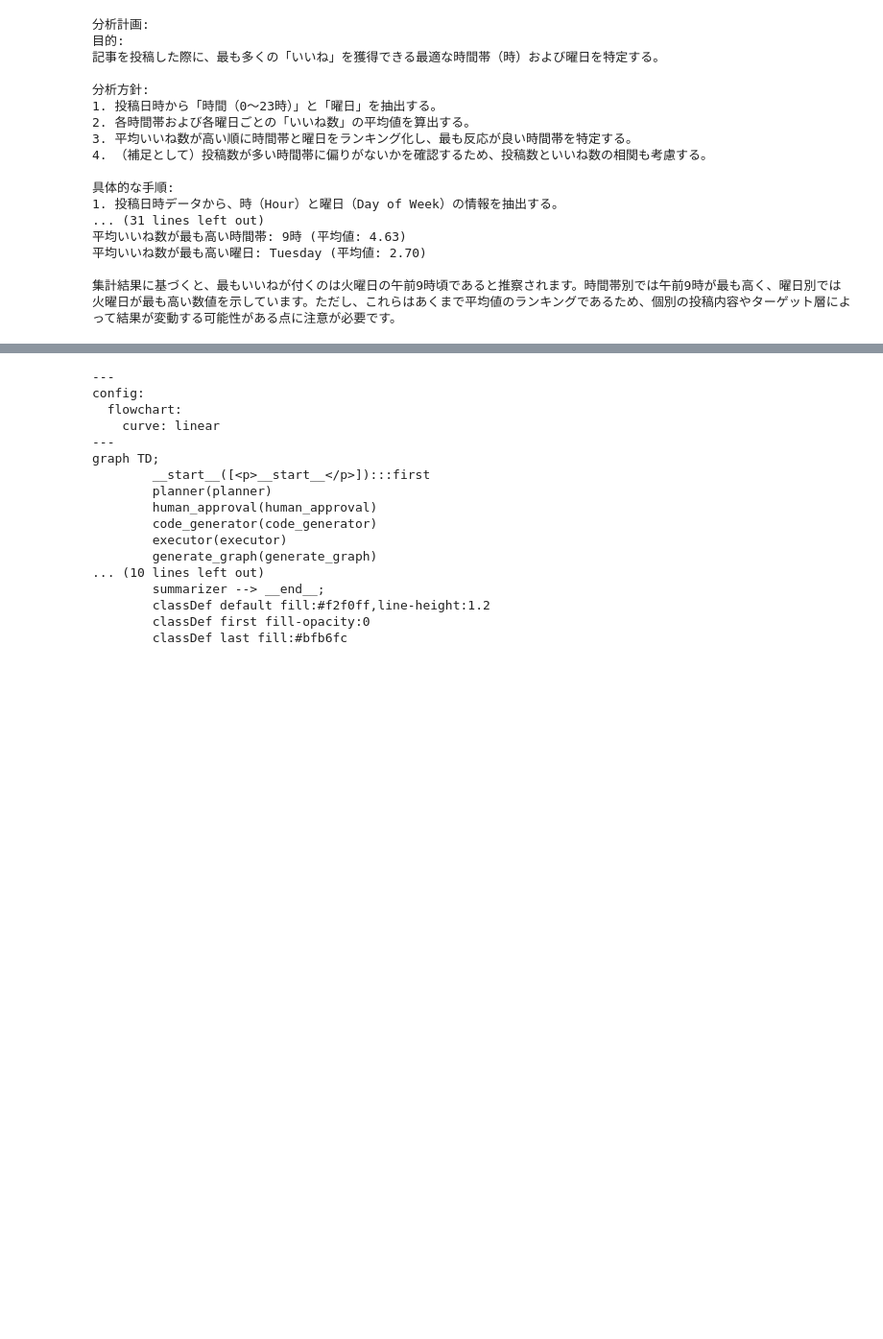
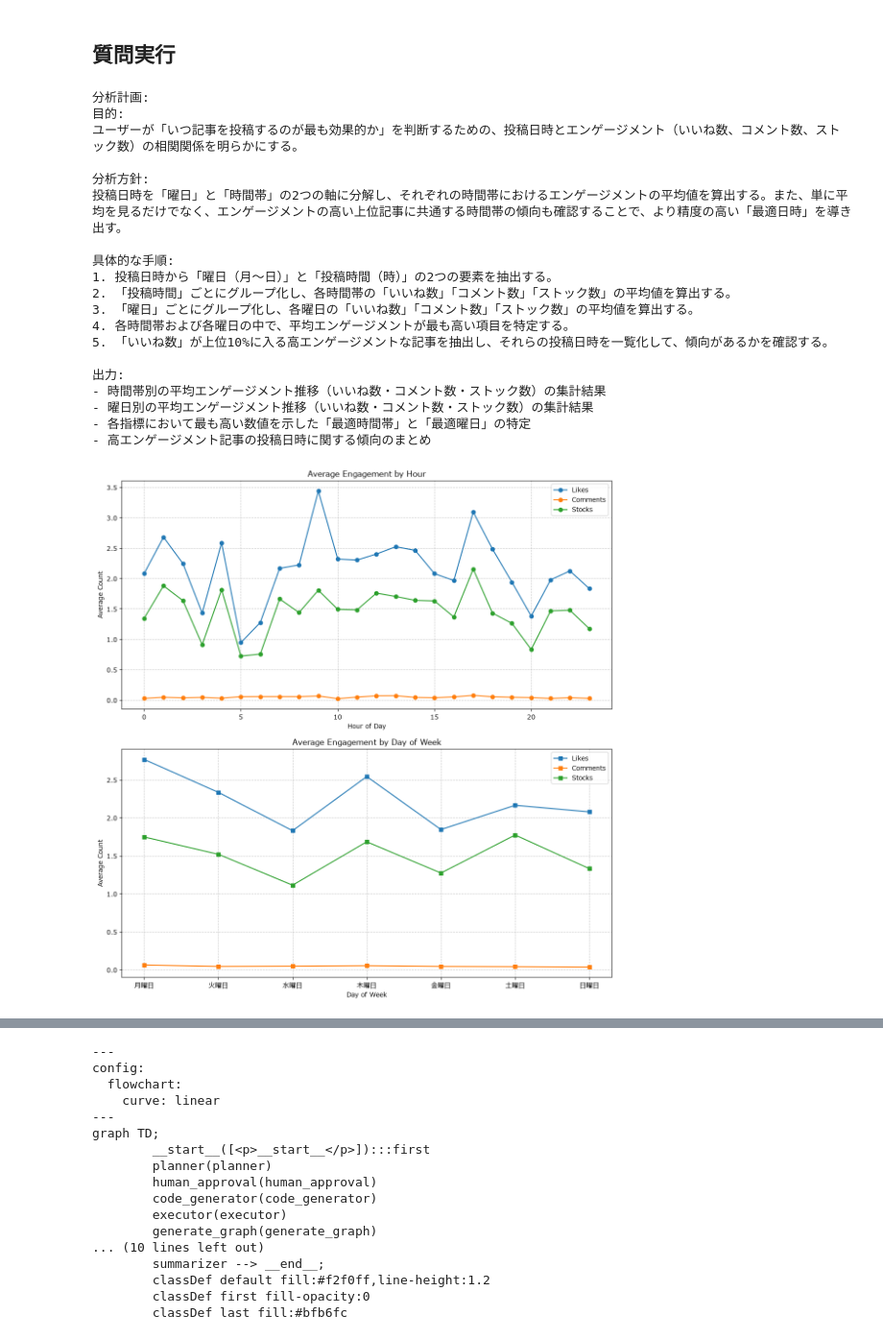
Before and after one commit to DanielOkada/qiita_auto_analizer, a Jupyter notebook: main.ipynb, the cells around one changed output, grey strips where cells are left out. Shown at 96% size. Cells and saved outputs as stored; diff of their text form; code cells hidden in the pictures; blank space fills up the shorter version.

```diff
--- a/main.ipynb
+++ b/main.ipynb
@@ -1,24 +80,5 @@
 # %%
-def run_python(code_string):
-  """
-  Pythonコードを文字列で受け取り、実行。実行結果を返す。
-  """
-  import io
-  import contextlib
-  import traceback # Tracebackをインポートしてエラー情報を取得できるようにする
-
-  # コードを実行し、標準出力の出力をキャプチャする
-  f = io.StringIO()
-  try:
-    with contextlib.redirect_stdout(f):
-        exec(code_string)
-  except Exception as _:
-    # エラーが発生した場合、そのエラー情報をキャプチャして返す
-    return traceback.format_exc()
-
-  # 実行結果を返す
-  return f.getvalue()
-
+# プロンプト読み込み
 
 with open("plan_prompt.txt", encoding="utf-8") as f:
     PLAN_PROMPT = f.read()
@@ -352,24 +382,29 @@ app = graph.compile()
+# %% [markdown]
+## 質問実行
 # %%
 result = app.invoke({
-    "question": "記事を投稿するのに一番適した時間帯。つまり、一番いいねが付く時間帯。"
+    "question": "記事を投稿するのに最適な日時は？"
 })
 
 print(result["answer"])
 # %% [output]
 分析計画:
 目的:
-記事を投稿した際に、最も多くの「いいね」を獲得できる最適な時間帯（時）および曜日を特定する。
+ユーザーが「いつ記事を投稿するのが最も効果的か」を判断するための、投稿日時とエンゲージメント（いいね数、コメント数、ストック数）の相関関係を明らかにする。
 
 分析方針:
-1. 投稿日時から「時間（0〜23時）」と「曜日」を抽出する。
-2. 各時間帯および各曜日ごとの「いいね数」の平均値を算出する。
-3. 平均いいね数が高い順に時間帯と曜日をランキング化し、最も反応が良い時間帯を特定する。
-4. （補足として）投稿数が多い時間帯に偏りがないかを確認するため、投稿数といいね数の相関も考慮する。
+投稿日時を「曜日」と「時間帯」の2つの軸に分解し、それぞれの時間帯におけるエンゲージメントの平均値を算出する。また、単に平均を見るだけでなく、エンゲージメントの高い上位記事に共通する時間帯の傾向も確認することで、より精度の高い「最適日時」を導き出す。
 
 具体的な手順:
-1. 投稿日時データから、時（Hour）と曜日（Day of Week）の情報を抽出する。
-... (31 lines left out)
-平均いいね数が最も高い時間帯: 9時 (平均値: 4.63)
-平均いいね数が最も高い曜日: Tuesday (平均値: 2.70)
+1. 投稿日時から「曜日（月〜日）」と「投稿時間（時）」の2つの要素を抽出する。
+2. 「投稿時間」ごとにグループ化し、各時間帯の「いいね数」「コメント数」「ストック数」の平均値を算出する。
+3. 「曜日」ごとにグループ化し、各曜日の「いいね数」「コメント数」「ストック数」の平均値を算出する。
+4. 各時間帯および各曜日の中で、平均エンゲージメントが最も高い項目を特定する。
+5. 「いいね数」が上位10%に入る高エンゲージメントな記事を抽出し、それらの投稿日時を一覧化して、傾向があるかを確認する。
 
-集計結果に基づくと、最もいいねが付くのは火曜日の午前9時頃であると推察されます。時間帯別では午前9時が最も高く、曜日別では火曜日が最も高い数値を示しています。ただし、これらはあくまで平均値のランキングであるため、個別の投稿内容やターゲット層によって結果が変動する可能性がある点に注意が必要です。
+出力:
+- 時間帯別の平均エンゲージメント推移（いいね数・コメント数・ストック数）の集計結果
+- 曜日別の平均エンゲージメント推移（いいね数・コメント数・ストック数）の集計結果
+- 各指標において最も高い数値を示した「最適時間帯」と「最適曜日」の特定
+- 高エンゲージメント記事の投稿日時に関する傾向のまとめ
+[figure, added]
```
Also changed, not shown: parts of 9 cells of this notebook.
